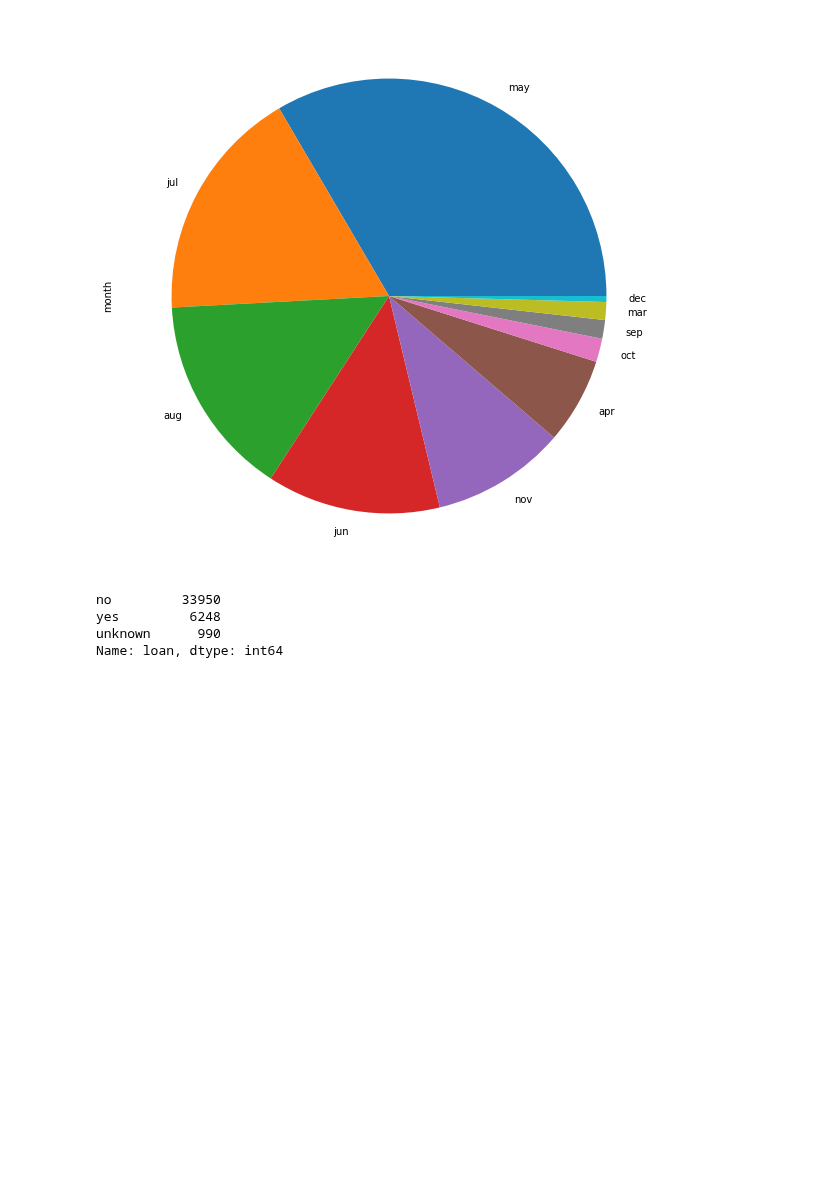
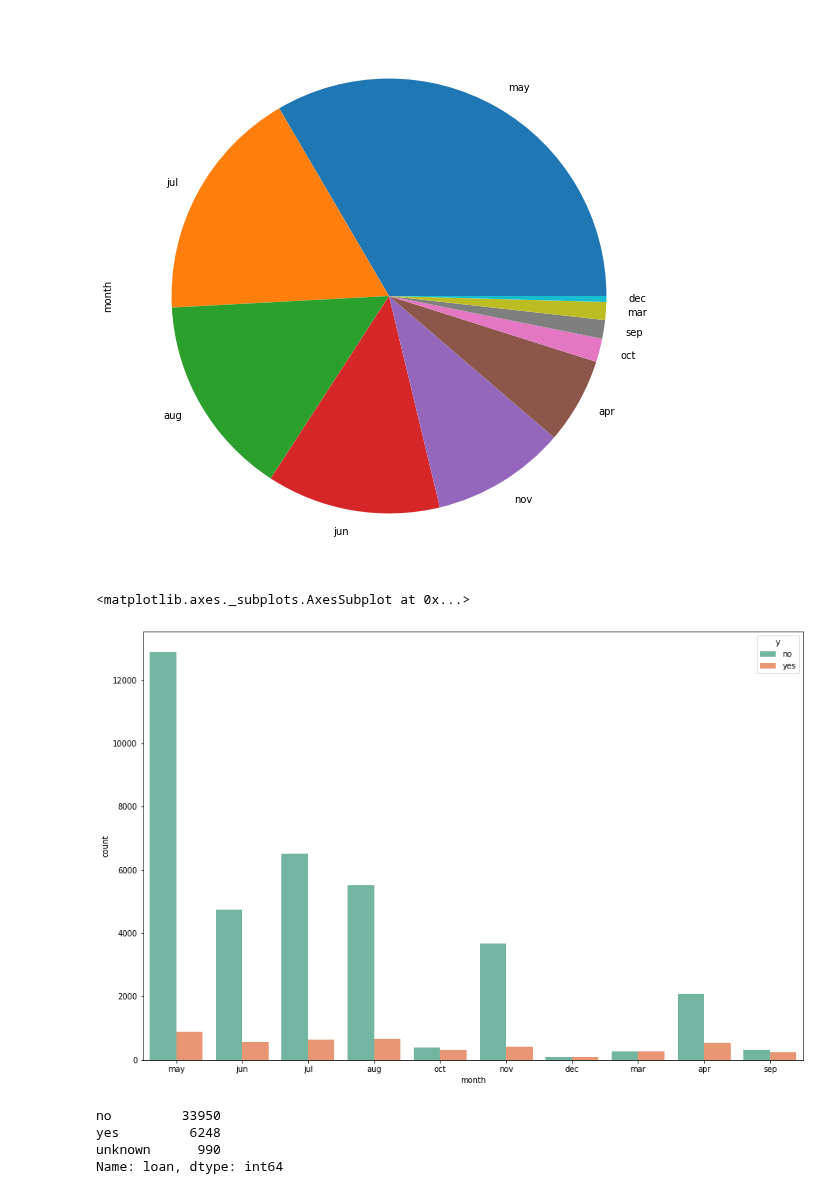
Before and after one commit to VpkPrasanna/ineuronchallanges, a Jupyter notebook: Banking subscription/BankSubscription.ipynb, the cells around one changed output. Cells and saved outputs as stored; diff of their text form; code cells hidden in the pictures; blank space fills up the shorter version.

```diff
--- a/Banking subscription/BankSubscription.ipynb
+++ b/Banking subscription/BankSubscription.ipynb
@@ -153,6 +159,12 @@ train_data['month'].value_counts().plot(kind="pie")
 # %% [output]
 <matplotlib.axes._subplots.AxesSubplot at 0x...>
 [figure]
+# %%
+rcParams['figure.figsize'] = 15,10
+sns.countplot(x=train_data['month'],hue=train_data['y'],palette="Set2")
+# %% [output]
+<matplotlib.axes._subplots.AxesSubplot at 0x...>
+[figure, added]
 # %%
 train_data["loan"].value_counts()
 # %% [output]
```
Also changed, not shown: parts of 22 cells of this notebook.
